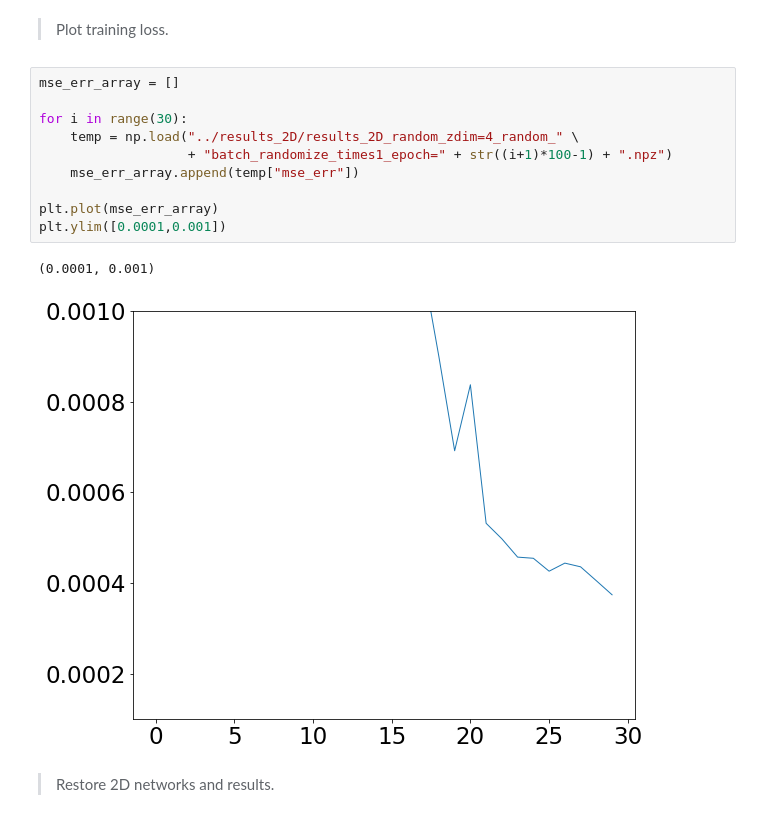
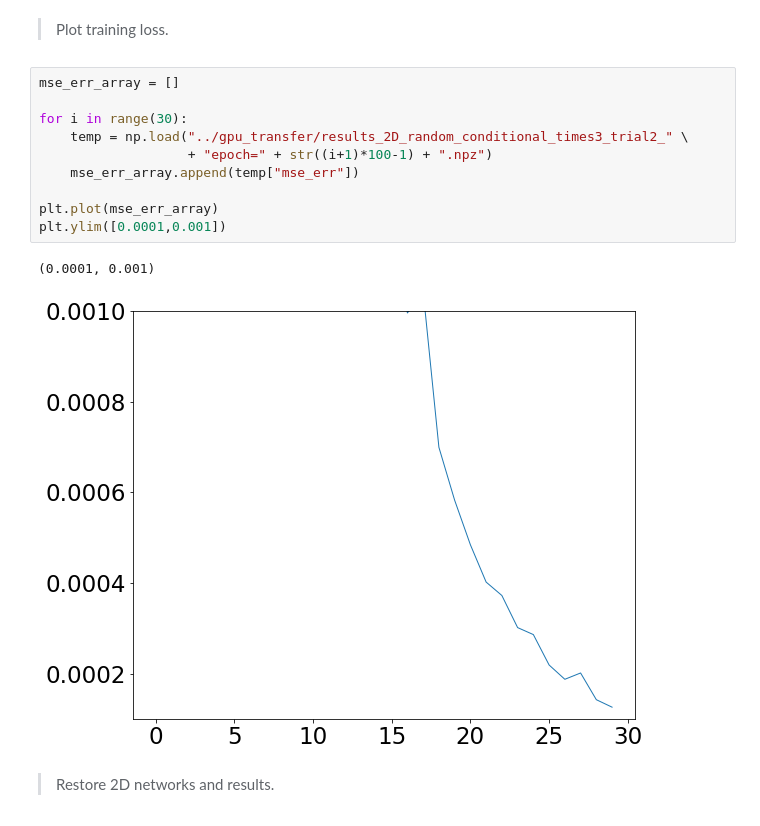
Before and after one commit to tingyuansen/IMLE_on_Galaxy_Images, a Jupyter notebook: IMLE.ipynb, the cells around one changed output. Saved outputs shown, nothing was run; the diff lists cells and outputs as text.

```diff
--- a/IMLE.ipynb
+++ b/IMLE.ipynb
@@ -117,16 +117,16 @@ np.save("../training_set_des.npy", arr)
 # %%
 mse_err_array = []
 
 for i in range(30):
-    temp = np.load("../results_2D/results_2D_random_zdim=4_random_" \
-                   + "batch_randomize_times1_epoch=" + str((i+1)*100-1) + ".npz")
+    temp = np.load("../gpu_transfer/results_2D_random_conditional_times3_trial2_" \
+                   + "epoch=" + str((i+1)*100-1) + ".npz")
     mse_err_array.append(temp["mse_err"])
 
 plt.plot(mse_err_array)
 plt.ylim([0.0001,0.001])
 # %% [output]
 (0.0001, 0.001)
-[figure, old version]
+[figure, new version]
 # %% [markdown]
 > Restore 2D networks and results.
 # %%
```
Also changed, not shown: parts of 1 cell of this notebook, 1 other file.
